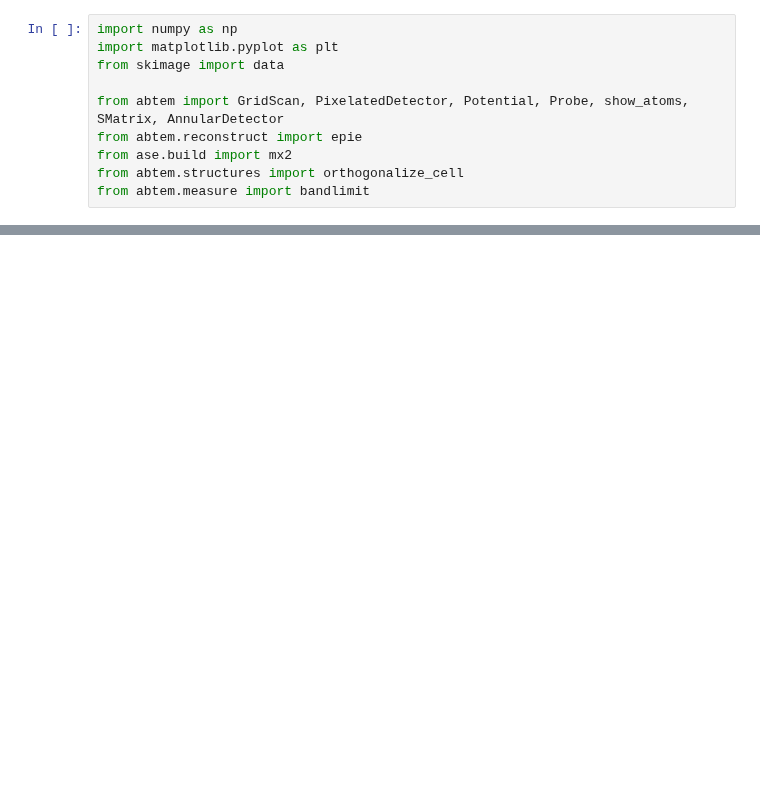
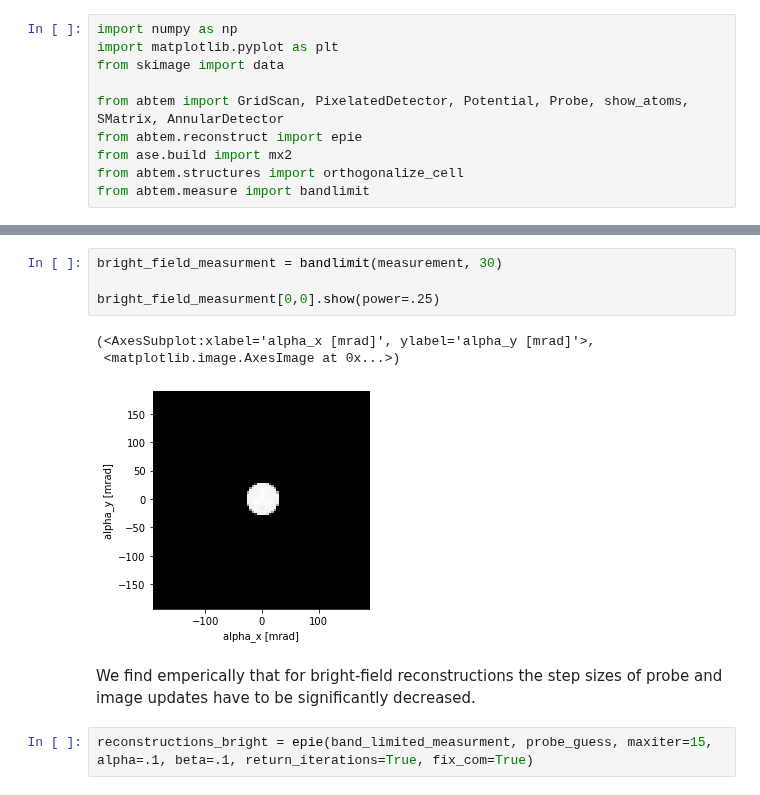
Before and after one commit to abTEM/abTEM, a Jupyter notebook: examples/reconstruction/epie.ipynb, the cells around one changed output, grey strips where cells are left out. Cells and saved outputs as stored; diff of their text form; blank space fills up the shorter version.

```diff
--- a/examples/reconstruction/epie.ipynb
+++ b/examples/reconstruction/epie.ipynb
@@ -76,0 +80,12 @@ plt.tight_layout()
+# %%
+bright_field_measurment = bandlimit(measurement, 30)
+
+bright_field_measurment[0,0].show(power=.25)
+# %% [output]
+(<AxesSubplot:xlabel='alpha_x [mrad]', ylabel='alpha_y [mrad]'>,
+ <matplotlib.image.AxesImage at 0x...>)
+[figure, added]
+# %% [markdown]
+We find emperically that for bright-field reconstructions the step sizes of probe and image updates have to be significantly decreased.
+# %%
+reconstructions_bright = epie(band_limited_measurment, probe_guess, maxiter=15, alpha=.1, beta=.1, return_iterations=True, fix_com=True)
```
Also changed, not shown: parts of 20 cells of this notebook, 1 other file.
